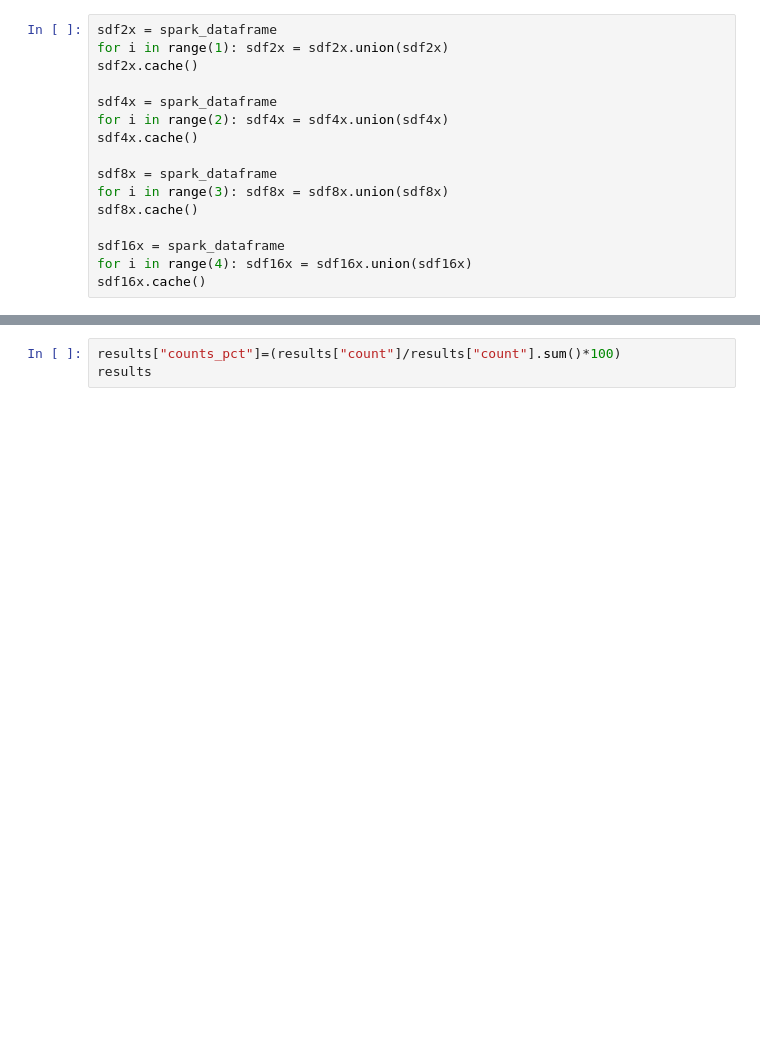
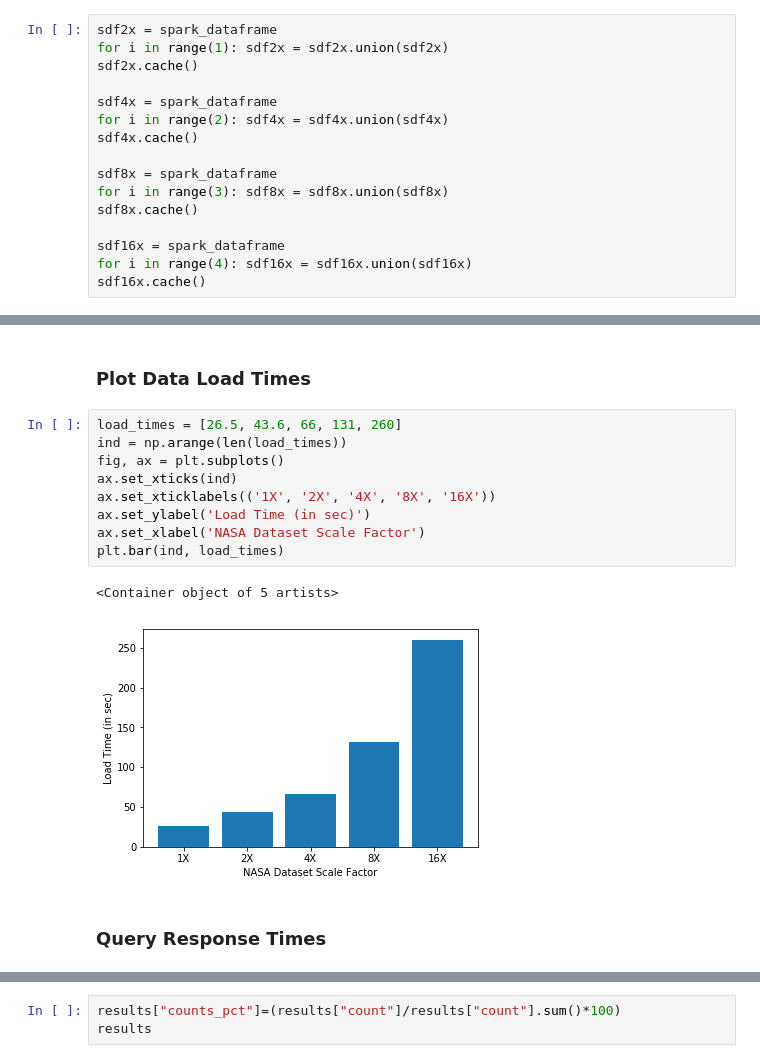
Before and after one commit to wang-yuhao/infrastructure, a Jupyter notebook: 05_SQL/05_SQL.ipynb, the cells around one changed output, grey strips where cells are left out. Cells and saved outputs as stored; diff of their text form; blank space fills up the shorter version.

Commit message:
added perf data

```diff
--- a/05_SQL/05_SQL.ipynb
+++ b/05_SQL/05_SQL.ipynb
@@ -205,0 +224,16 @@ sdf16x.count()
+# %% [markdown]
+### Plot Data Load Times
+# %%
+load_times = [26.5, 43.6, 66, 131, 260]
+ind = np.arange(len(load_times))
+fig, ax = plt.subplots()
+ax.set_xticks(ind)
+ax.set_xticklabels(('1X', '2X', '4X', '8X', '16X'))
+ax.set_ylabel('Load Time (in sec)')
+ax.set_xlabel('NASA Dataset Scale Factor')
+plt.bar(ind, load_times)
+# %% [output]
+<Container object of 5 artists>
+[figure, added]
+# %% [markdown]
+### Query Response Times
```
Also changed, not shown: parts of 31 cells of this notebook, 3 other files.
